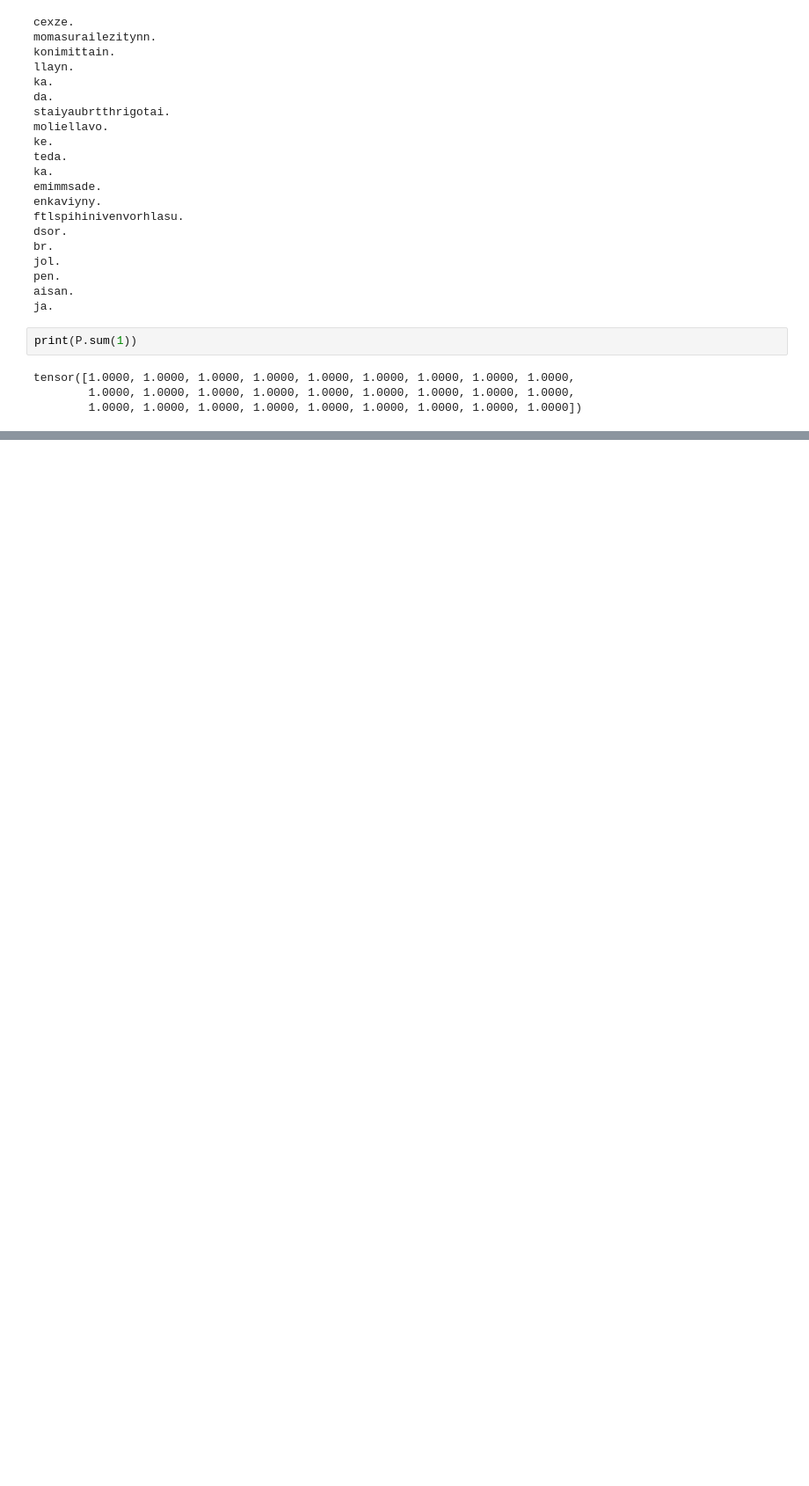
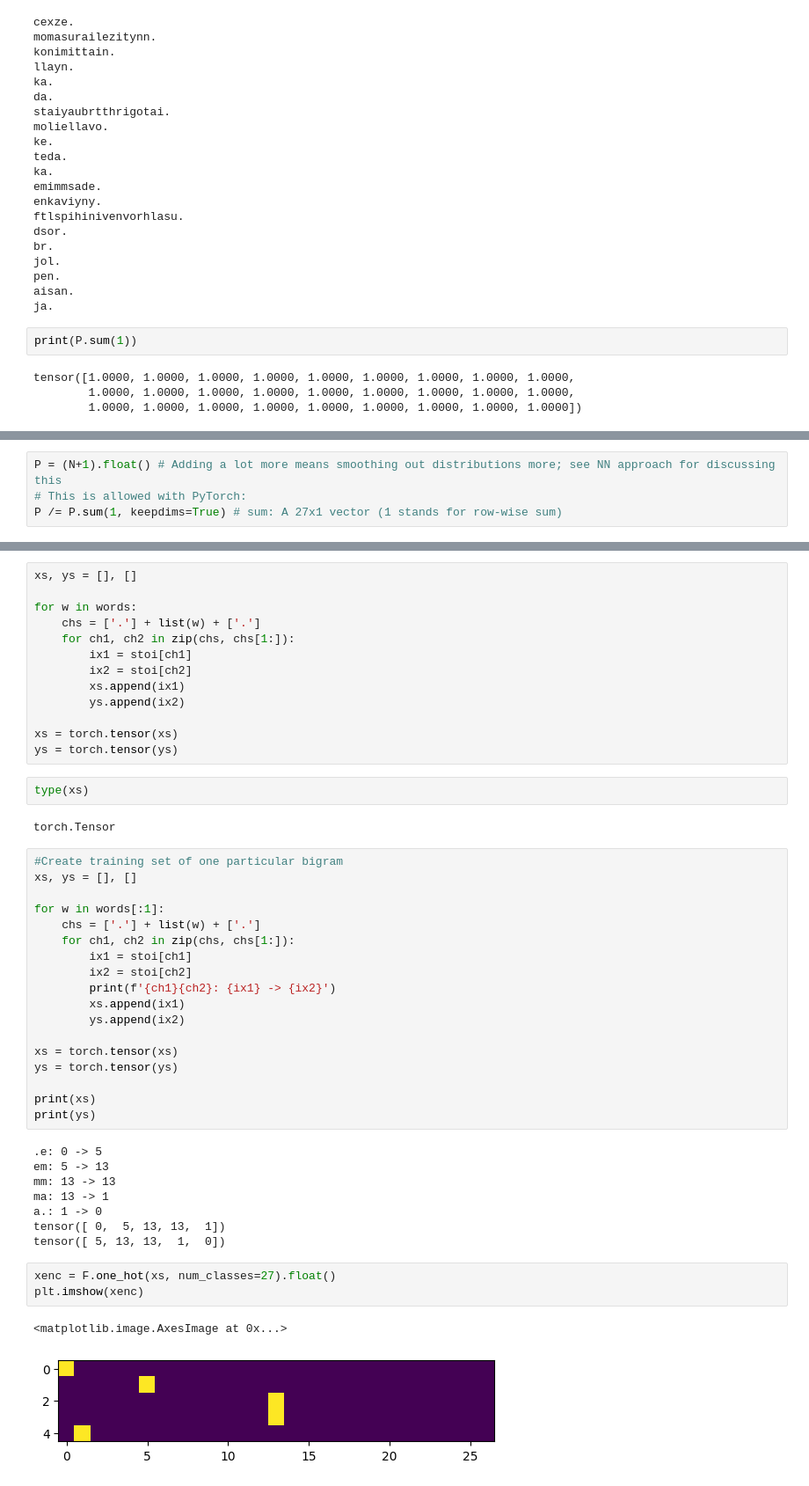
Before and after one commit to sharma-kk/nn-zero-to-hero-notes, a Jupyter notebook: N002 - Makemore 1/N002_practice_file.ipynb, the cells around one changed output, grey strips where cells are left out. Shown at 88% size. Cells and saved outputs as stored; diff of their text form; blank space fills up the shorter version.

```diff
--- a/N002 - Makemore 1/N002_practice_file.ipynb
+++ b/N002 - Makemore 1/N002_practice_file.ipynb
@@ -312,0 +367,4 @@ tensor([1.0000, 1.0000, 1.0000, 1.0000, 1.0000, 1.0000, 1.0000, 1.0000, 1.0000,
+# %%
+P = (N+1).float() # Adding a lot more means smoothing out distributions more; see NN approach for discussing this
+# This is allowed with PyTorch:
+P /= P.sum(1, keepdims=True) # sum: A 27x1 vector (1 stands for row-wise sum)
@@ -312,0 +501,49 @@ tensor([1.0000, 1.0000, 1.0000, 1.0000, 1.0000, 1.0000, 1.0000, 1.0000, 1.0000,
+# %%
+xs, ys = [], []
+
+for w in words:
+    chs = ['.'] + list(w) + ['.']
+    for ch1, ch2 in zip(chs, chs[1:]):
+        ix1 = stoi[ch1]
+        ix2 = stoi[ch2]
+        xs.append(ix1)
+        ys.append(ix2)
+
+xs = torch.tensor(xs)
+ys = torch.tensor(ys)
+# %%
+type(xs)
+# %% [output]
+torch.Tensor
+# %%
+#Create training set of one particular bigram
+xs, ys = [], []
+
+for w in words[:1]:
+    chs = ['.'] + list(w) + ['.']
+    for ch1, ch2 in zip(chs, chs[1:]):
+        ix1 = stoi[ch1]
+        ix2 = stoi[ch2]
+        print(f'{ch1}{ch2}: {ix1} -> {ix2}')
+        xs.append(ix1)
+        ys.append(ix2)
+
+xs = torch.tensor(xs)
+ys = torch.tensor(ys)
+
+print(xs)
+print(ys)
+# %% [output]
+.e: 0 -> 5
+em: 5 -> 13
+mm: 13 -> 13
+ma: 13 -> 1
+a.: 1 -> 0
+tensor([ 0,  5, 13, 13,  1])
+tensor([ 5, 13, 13,  1,  0])
+# %%
+xenc = F.one_hot(xs, num_classes=27).float()
+plt.imshow(xenc)
+# %% [output]
+<matplotlib.image.AxesImage at 0x...>
+[figure, added]
```
Also changed, not shown: parts of 17 cells of this notebook.
